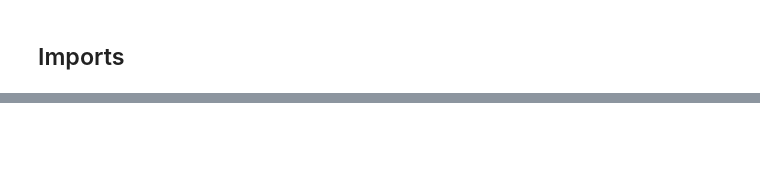
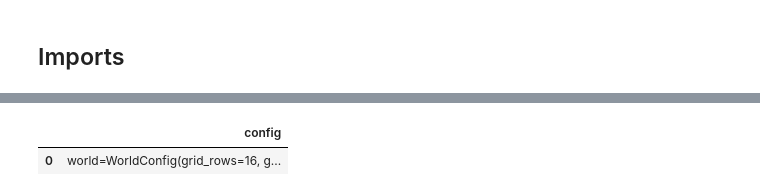
Before and after one commit to k-hkrachenfels/rl-experiments, a Jupyter notebook: inspect.ipynb, the cells around one changed output, grey strips where cells are left out. Saved outputs shown, nothing was run; the diff lists cells and outputs as text; code cells hidden in the pictures; blank space fills up the shorter version.

```diff
--- a/inspect.ipynb
+++ b/inspect.ipynb
@@ -106,5 +117,0 @@ result
-# %%
-import duckdb
-pd.set_option('display.max_colwidth', None)
-# Zeigt dir die Struktur der Datei an
-duckdb.query(f"DESCRIBE SELECT * FROM read_parquet('experiments/experiment_000001.parquet')").df()
@@ -137,0 +118,19 @@ experiment: struct<world: struct<size_x: int32, size_y: int32, grid: list<elemen
+# %%
+# DuckDB nutzen, um die Daten zu aggregieren
+con = duckdb.connect()
+
+query = f"""
+
+    SELECT
+        "experiment"."config" AS config,
+    FROM read_parquet('{parquet_files}')
+    LIMIT(1)
+--TODO: change file write so that config (world) is only in first parquet file
+"""
+
+result = con.execute(query).df()
+
+result
+# %% [output]
+|  | config |
+| 0 | world=WorldConfig(grid_rows=16, g... |
```
Also changed, not shown: parts of 9 cells of this notebook, 14 other files.
